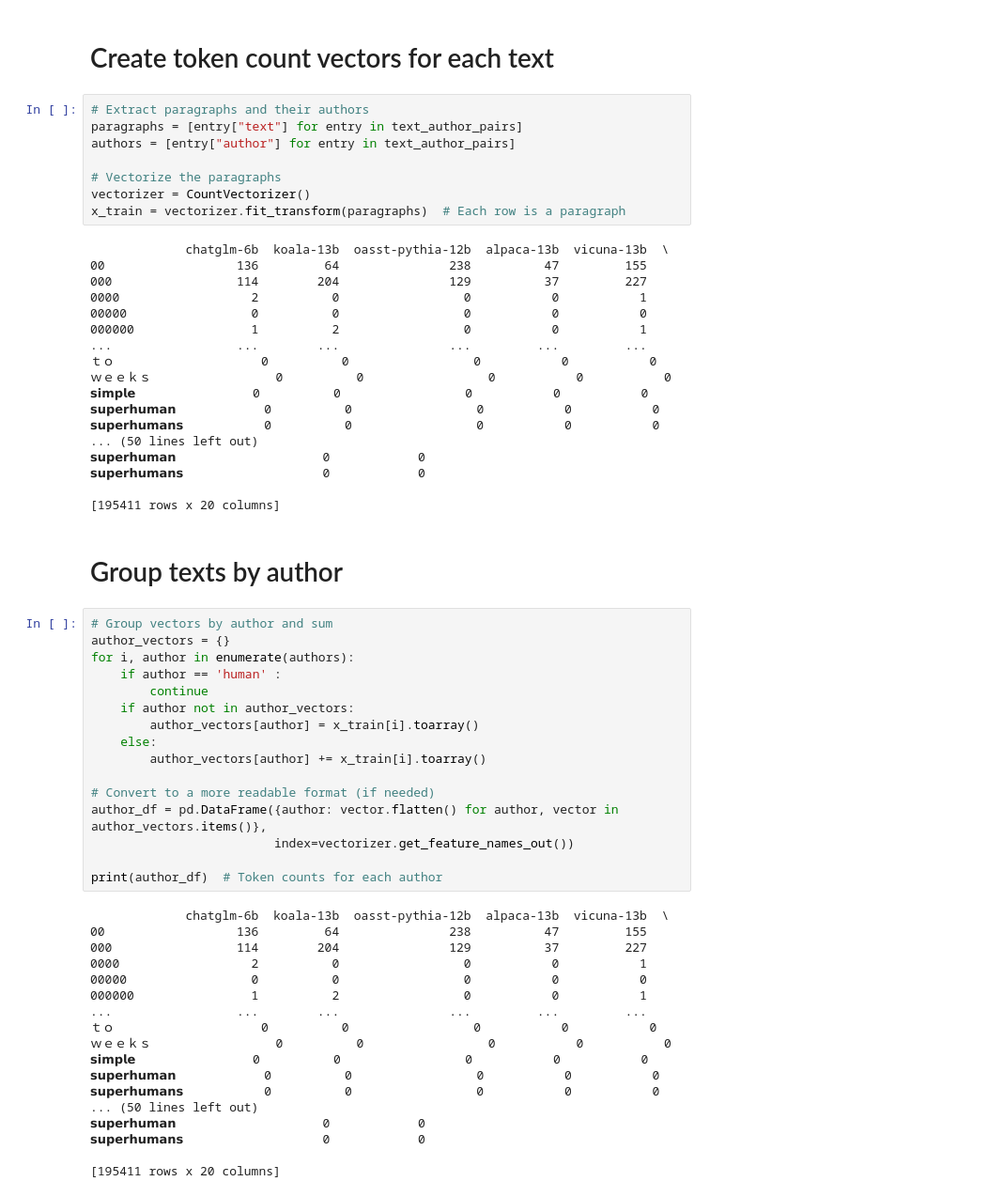
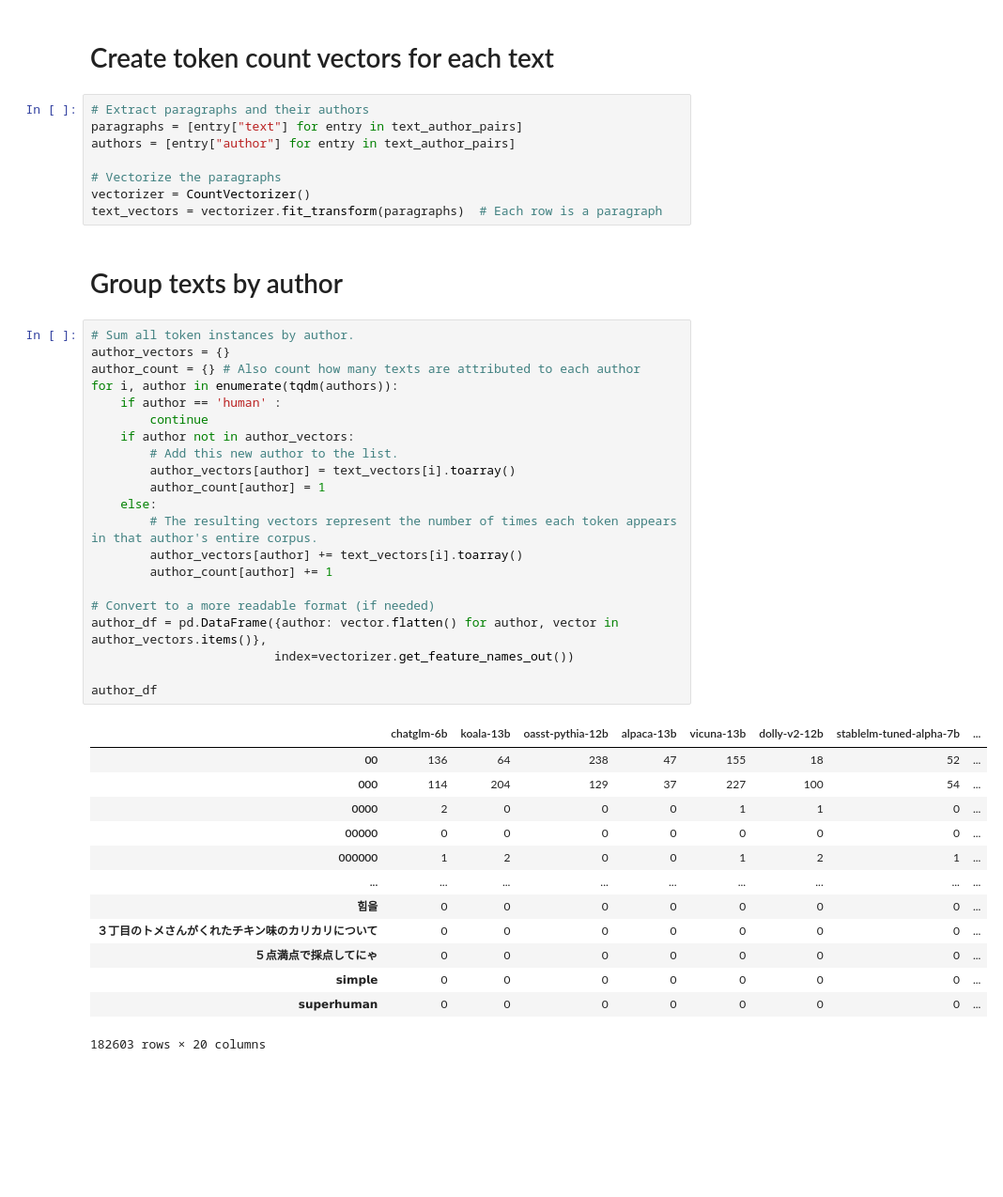
Before and after one commit to homeworkace/slop-radar, a Jupyter notebook: MLNN.ipynb, the cells around one changed output. Shown: that part at 94% size. Drawn from its saved outputs; the diff is of its cells as text; blank space fills up the shorter version.

```diff
--- a/MLNN.ipynb
+++ b/MLNN.ipynb
@@ -65,59 +100,42 @@ authors = [entry["author"] for entry in text_author_pairs]
 
 # Vectorize the paragraphs
 vectorizer = CountVectorizer()
-x_train = vectorizer.fit_transform(paragraphs)  # Each row is a paragraph
+text_vectors = vectorizer.fit_transform(paragraphs)  # Each row is a paragraph
-# %% [output]
-             chatglm-6b  koala-13b  oasst-pythia-12b  alpaca-13b  vicuna-13b  \
-00                  136         64               238          47         155
-000                 114        204               129          37         227
-0000                  2          0                 0           0           1
-00000                 0          0                 0           0           0
-000000                1          2                 0           0           1
-...                 ...        ...               ...         ...         ...
-ｔｏ                    0          0                 0           0           0
-ｗｅｅｋｓ                 0          0                 0           0           0
-𝘀𝗶𝗺𝗽𝗹𝗲                0          0                 0           0           0
-𝘀𝘂𝗽𝗲𝗿𝗵𝘂𝗺𝗮𝗻            0          0                 0           0           0
-𝘀𝘂𝗽𝗲𝗿𝗵𝘂𝗺𝗮𝗻𝘀           0          0                 0           0           0
-... (50 lines left out)
-𝘀𝘂𝗽𝗲𝗿𝗵𝘂𝗺𝗮𝗻                    0            0
-𝘀𝘂𝗽𝗲𝗿𝗵𝘂𝗺𝗮𝗻𝘀                   0            0
-
-[195411 rows x 20 columns]
 # %% [markdown]
 # Group texts by author
 # %%
-# Group vectors by author and sum
+# Sum all token instances by author.
 author_vectors = {}
-for i, author in enumerate(authors):
+author_count = {} # Also count how many texts are attributed to each author
+for i, author in enumerate(tqdm(authors)):
     if author == 'human' :
         continue
     if author not in author_vectors:
-        author_vectors[author] = x_train[i].toarray()
+        # Add this new author to the list.
+        author_vectors[author] = text_vectors[i].toarray()
+        author_count[author] = 1
     else:
-        author_vectors[author] += x_train[i].toarray()
+        # The resulting vectors represent the number of times each token appears in that author's entire corpus.
+        author_vectors[author] += text_vectors[i].toarray()
+        author_count[author] += 1
 
 # Convert to a more readable format (if needed)
 author_df = pd.DataFrame({author: vector.flatten() for author, vector in author_vectors.items()},
                          index=vectorizer.get_feature_names_out())
 
-print(author_df)  # Token counts for each author
+author_df
 # %% [output]
+|  | chatglm-6b | koala-13b | oasst-pythia-12b | alpaca-13b | vicuna-13b | dolly-v2-12b | stablelm-tuned-alpha-7b | ... |
+| 00 | 136 | 64 | 238 | 47 | 155 | 18 | 52 | ... |
+| 000 | 114 | 204 | 129 | 37 | 227 | 100 | 54 | ... |
+| 0000 | 2 | 0 | 0 | 0 | 1 | 1 | 0 | ... |
+| 00000 | 0 | 0 | 0 | 0 | 0 | 0 | 0 | ... |
+| 000000 | 1 | 2 | 0 | 0 | 1 | 2 | 1 | ... |
+| ... | ... | ... | ... | ... | ... | ... | ... | ... |
+| 힘을 | 0 | 0 | 0 | 0 | 0 | 0 | 0 | ... |
+| ３丁目のトメさんがくれたチキン味のカリカリについて | 0 | 0 | 0 | 0 | 0 | 0 | 0 | ... |
+| ５点満点で採点してにゃ | 0 | 0 | 0 | 0 | 0 | 0 | 0 | ... |
+| 𝘀𝗶𝗺𝗽𝗹𝗲 | 0 | 0 | 0 | 0 | 0 | 0 | 0 | ... |
+| 𝘀𝘂𝗽𝗲𝗿𝗵𝘂𝗺𝗮𝗻 | 0 | 0 | 0 | 0 | 0 | 0 | 0 | ... |
-             chatglm-6b  koala-13b  oasst-pythia-12b  alpaca-13b  vicuna-13b  \
-00                  136         64               238          47         155
-000                 114        204               129          37         227
-0000                  2          0                 0           0           1
-00000                 0          0                 0           0           0
-000000                1          2                 0           0           1
-...                 ...        ...               ...         ...         ...
-ｔｏ                    0          0                 0           0           0
-ｗｅｅｋｓ                 0          0                 0           0           0
-𝘀𝗶𝗺𝗽𝗹𝗲                0          0                 0           0           0
-𝘀𝘂𝗽𝗲𝗿𝗵𝘂𝗺𝗮𝗻            0          0                 0           0           0
-𝘀𝘂𝗽𝗲𝗿𝗵𝘂𝗺𝗮𝗻𝘀           0          0                 0           0           0
-... (50 lines left out)
-𝘀𝘂𝗽𝗲𝗿𝗵𝘂𝗺𝗮𝗻                    0            0
-𝘀𝘂𝗽𝗲𝗿𝗵𝘂𝗺𝗮𝗻𝘀                   0            0
-
-[195411 rows x 20 columns]
+182603 rows × 20 columns
 # %%
```
Also changed, not shown: parts of 14 cells of this notebook.
